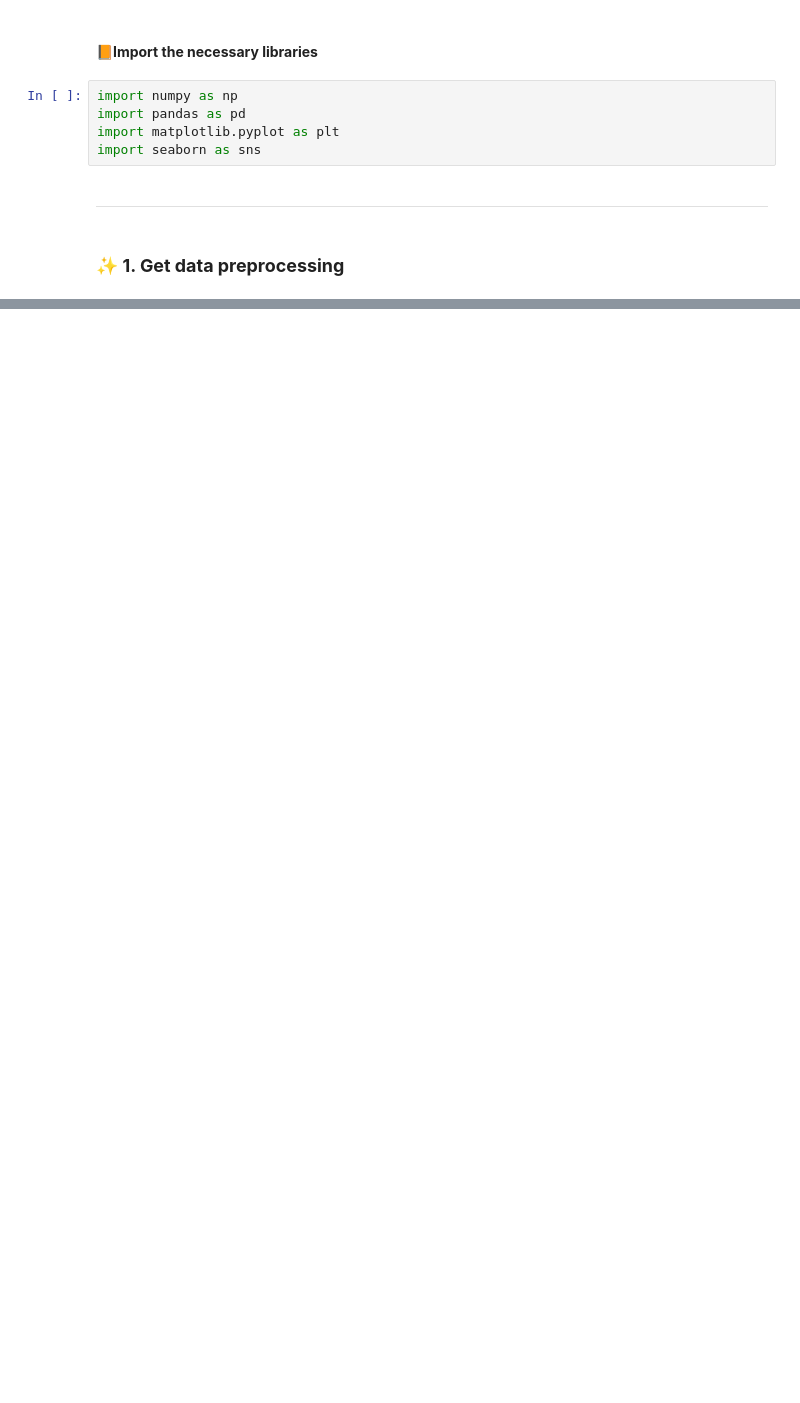
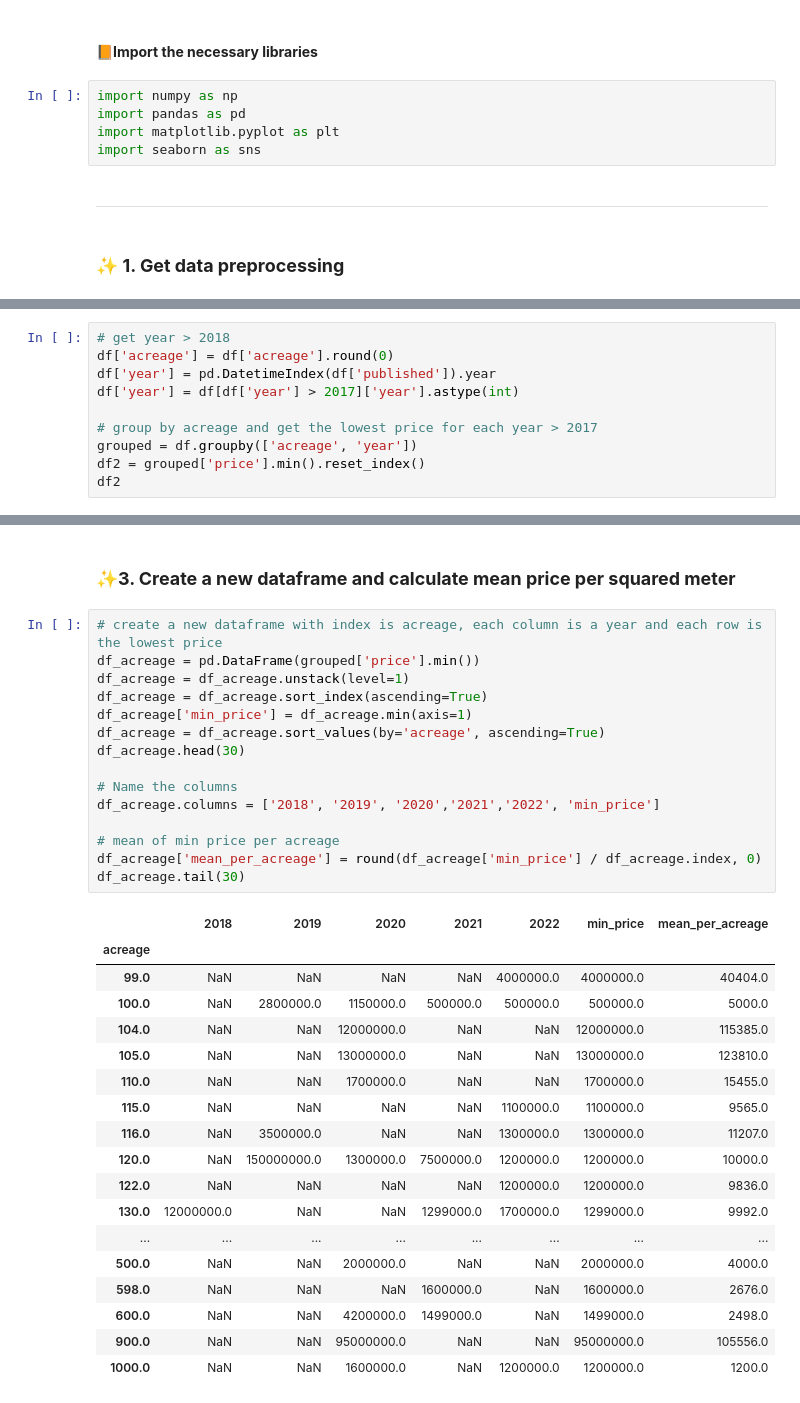
Before and after one commit to TienDat57/VNHouseRent, a Jupyter notebook: notebook/Question5.ipynb, the cells around one changed output, grey strips where cells are left out. Drawn from its saved outputs; the diff is of its cells as text; blank space fills up the shorter version.

```diff
--- a/notebook/Question5.ipynb
+++ b/notebook/Question5.ipynb
@@ -63,0 +36,10 @@ plt.show()
+# %%
+# get year > 2018
+df['acreage'] = df['acreage'].round(0)
+df['year'] = pd.DatetimeIndex(df['published']).year
+df['year'] = df[df['year'] > 2017]['year'].astype(int)
+
+# group by acreage and get the lowest price for each year > 2017
+grouped = df.groupby(['acreage', 'year'])
+df2 = grouped['price'].min().reset_index()
+df2
@@ -63,0 +60,36 @@ plt.show()
+# %% [markdown]
+### ✨**3. Create a new dataframe and calculate mean price per squared meter**
+# %%
+# create a new dataframe with index is acreage, each column is a year and each row is the lowest price
+df_acreage = pd.DataFrame(grouped['price'].min())
+df_acreage = df_acreage.unstack(level=1)
+df_acreage = df_acreage.sort_index(ascending=True)
+df_acreage['min_price'] = df_acreage.min(axis=1)
+df_acreage = df_acreage.sort_values(by='acreage', ascending=True)
+df_acreage.head(30)
+
+# Name the columns
+df_acreage.columns = ['2018', '2019', '2020','2021','2022', 'min_price']
+
+# mean of min price per acreage
+df_acreage['mean_per_acreage'] = round(df_acreage['min_price'] / df_acreage.index, 0)
+df_acreage.tail(30)
+# %% [output]
+|  | 2018 | 2019 | 2020 | 2021 | 2022 | min_price | mean_per_acreage |
+| acreage |  |  |  |  |  |  |  |
+| 99.0 | NaN | NaN | NaN | NaN | 4000000.0 | 4000000.0 | 40404.0 |
+| 100.0 | NaN | 2800000.0 | 1150000.0 | 500000.0 | 500000.0 | 500000.0 | 5000.0 |
+| 104.0 | NaN | NaN | 12000000.0 | NaN | NaN | 12000000.0 | 115385.0 |
+| 105.0 | NaN | NaN | 13000000.0 | NaN | NaN | 13000000.0 | 123810.0 |
+| 110.0 | NaN | NaN | 1700000.0 | NaN | NaN | 1700000.0 | 15455.0 |
+| 115.0 | NaN | NaN | NaN | NaN | 1100000.0 | 1100000.0 | 9565.0 |
+| 116.0 | NaN | 3500000.0 | NaN | NaN | 1300000.0 | 1300000.0 | 11207.0 |
+| 120.0 | NaN | 150000000.0 | 1300000.0 | 7500000.0 | 1200000.0 | 1200000.0 | 10000.0 |
+| 122.0 | NaN | NaN | NaN | NaN | 1200000.0 | 1200000.0 | 9836.0 |
+| 130.0 | 12000000.0 | NaN | NaN | 1299000.0 | 1700000.0 | 1299000.0 | 9992.0 |
+| ... | ... | ... | ... | ... | ... | ... | ... |
+| 500.0 | NaN | NaN | 2000000.0 | NaN | NaN | 2000000.0 | 4000.0 |
+| 598.0 | NaN | NaN | NaN | 1600000.0 | NaN | 1600000.0 | 2676.0 |
+| 600.0 | NaN | NaN | 4200000.0 | 1499000.0 | NaN | 1499000.0 | 2498.0 |
+| 900.0 | NaN | NaN | 95000000.0 | NaN | NaN | 95000000.0 | 105556.0 |
+| 1000.0 | NaN | NaN | 1600000.0 | NaN | 1200000.0 | 1200000.0 | 1200.0 |
```
Also changed, not shown: parts of 10 cells of this notebook, 7 other files.
